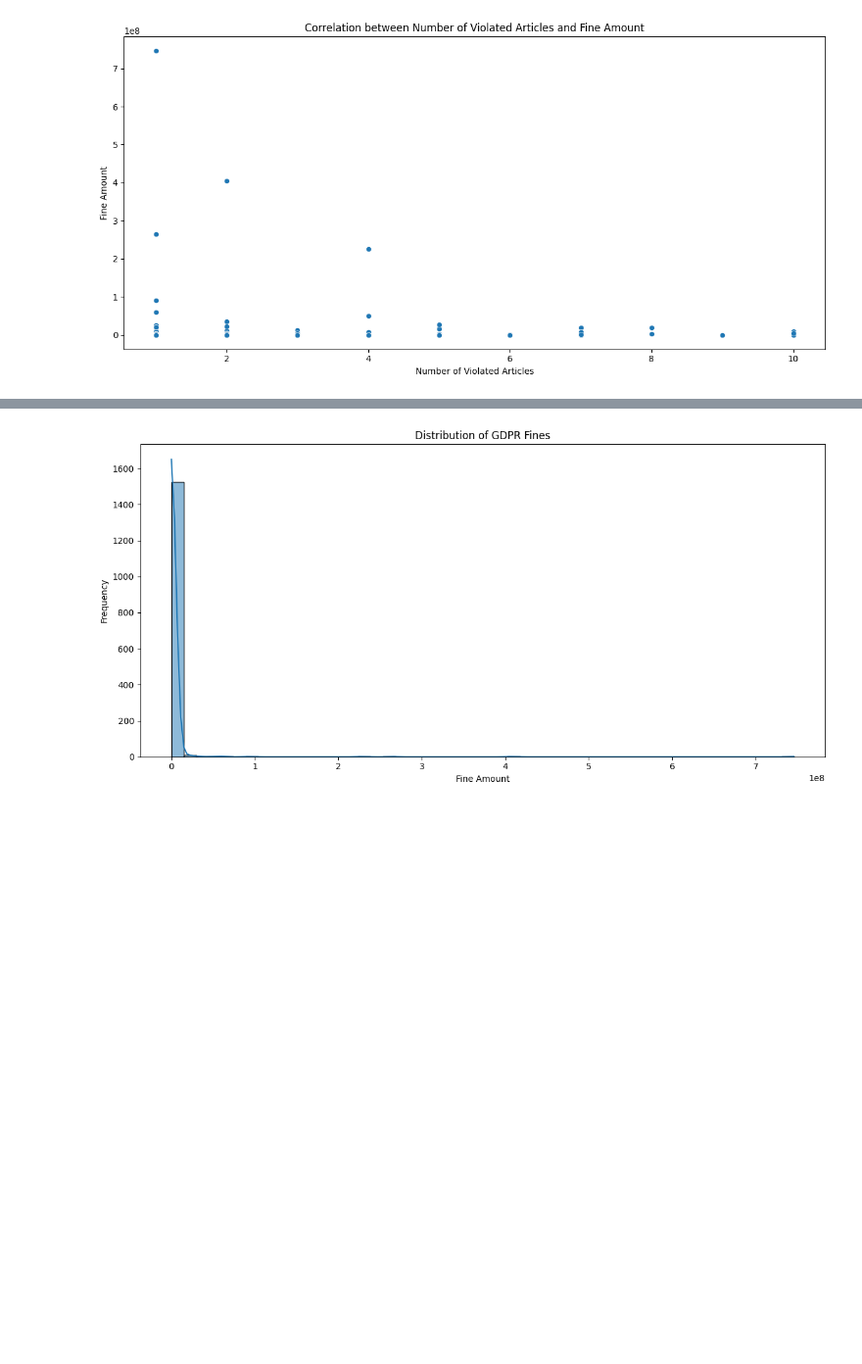
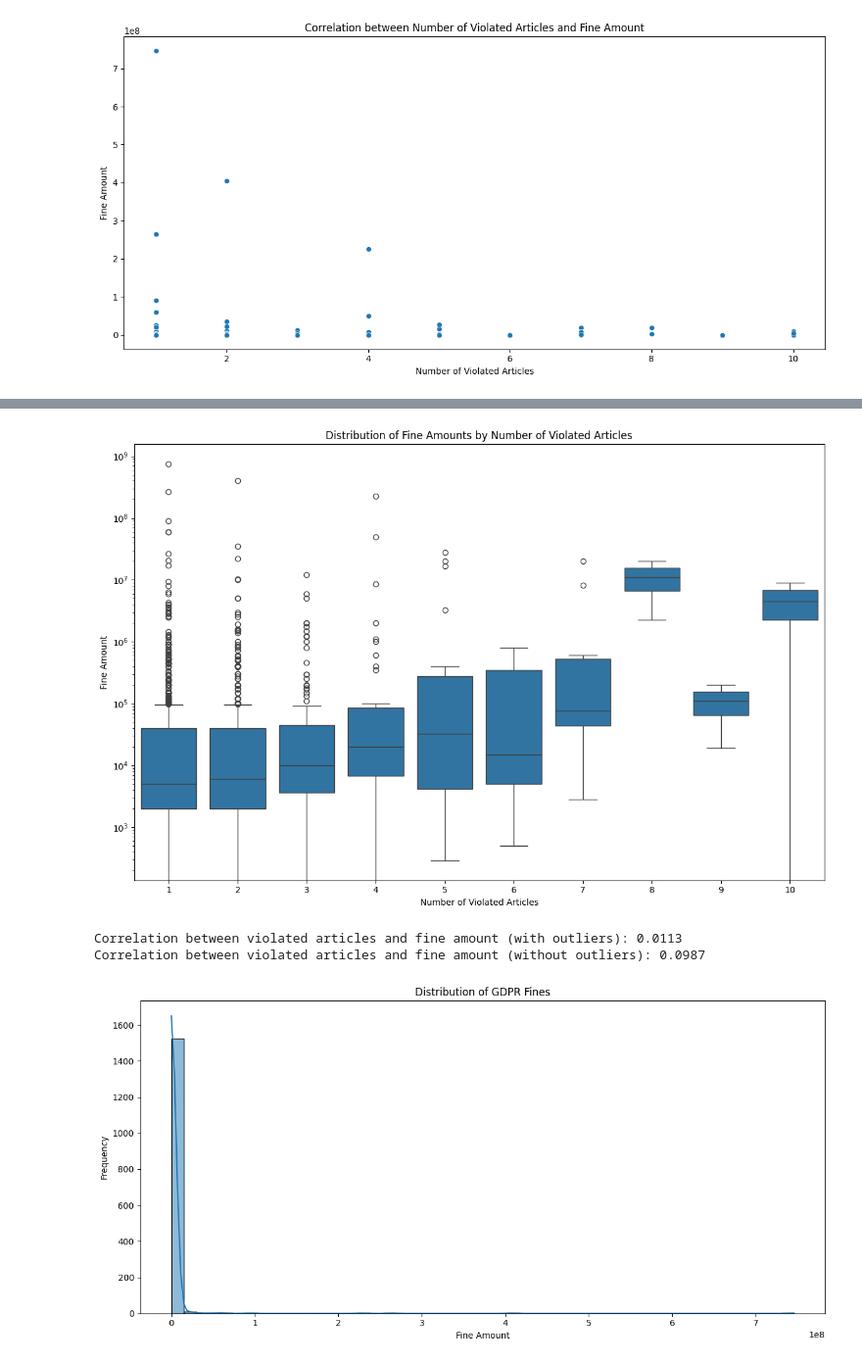
Before and after one commit to zinduaschool/0502-capstone-gdpr-violations-Tracy-teb, a Jupyter notebook: trial.ipynb, the cells around one changed output, grey strips where cells are left out. Shown: that part at 98% size. Saved outputs shown, nothing was run; the diff lists cells and outputs as text; code cells hidden in the pictures; blank space fills up the shorter version.

```diff
--- a/trial.ipynb
+++ b/trial.ipynb
@@ -256,3 +320,25 @@ plt.show()
+# %%
+# Boxplot of fine amounts by number of violated articles
+plt.figure(figsize=(12, 8))
+sns.boxplot(x='VIOLATED_ARTICLES', y='Amount', data=gdpr_violations)
+plt.title('Distribution of Fine Amounts by Number of Violated Articles')
+plt.xlabel('Number of Violated Articles')
+plt.ylabel('Fine Amount')
+plt.yscale('log')  # Using log scale for better visualization
+plt.tight_layout()
+plt.show()
+# %% [output]
+[figure, added]
+# %%
+# Calculate and print correlation with and without outliers
+correlation_with_outliers = gdpr_violations['VIOLATED_ARTICLES'].corr(gdpr_violations['Amount'])
+correlation_without_outliers = gdpr_violations[~gdpr_violations.index.isin(outliers.index)]['VIOLATED_ARTICLES'].corr(gdpr_violations[~gdpr_violations.index.isin(outliers.index)]['Amount'])
+
+print(f"\nCorrelation between violated articles and fine amount (with outliers): {correlation_with_outliers:.4f}")
+print(f"Correlation between violated articles and fine amount (without outliers): {correlation_without_outliers:.4f}")
+# %% [output]
+Correlation between violated articles and fine amount (with outliers): 0.0113
+Correlation between violated articles and fine amount (without outliers): 0.0987
 # %%
 # Distribution of fine amounts
 plt.figure(figsize=(12, 6))
```
Also changed, not shown: parts of 10 cells of this notebook.
